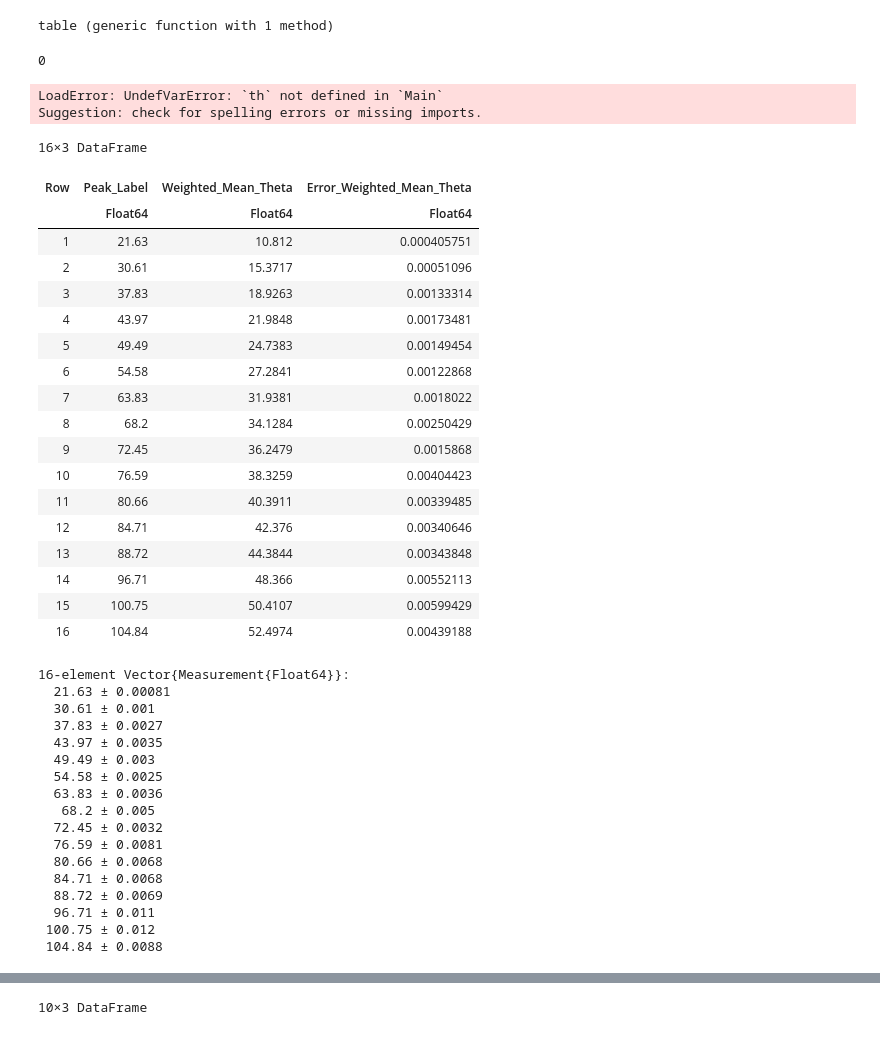
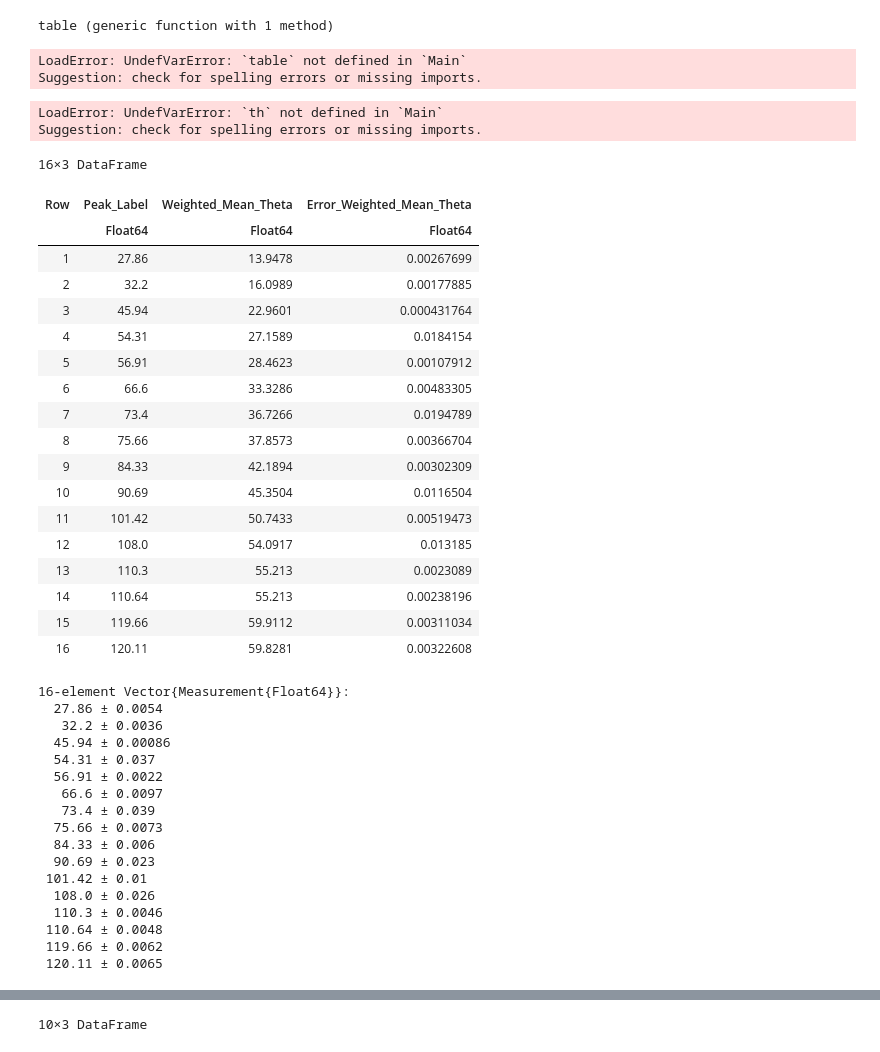
Before and after one commit to fdustert/Praktikum-B, a Jupyter notebook: Festkörperphysik/Röntgennografische_Methoden/Tabellen.ipynb, the cells around one changed output, grey strips where cells are left out. Drawn from its saved outputs; the diff is of its cells as text; code cells hidden in the pictures.

Commit message:
neueDaten für Probe 1 und Versucht L-Code auszufü

```diff
--- a/Festkörperphysik/Röntgennografische_Methoden/Tabellen.ipynb
+++ b/Festkörperphysik/Röntgennografische_Methoden/Tabellen.ipynb
@@ -253,11 +309,12 @@ end
 table (generic function with 1 method)
 # %%
 t=table(measurement.([0, 30, 60, 90, 120, 150, 180, 210, 240, 270, 300, 330, 360],0.1))
-#(th = t[:,2])
+(th = t[:,2])
 #(root = t[:,8])
 delth = 0
 # %% [output]
-0
+LoadError: UndefVarError: `table` not defined in `Main`
+Suggestion: check for spelling errors or missing imports.
 # %%
 function nice_ticks_and_labels(x; n_ticks=20, n_labels=21, sigdigit=8)
     order = Float64(floor(Int, log10(maximum(x))))
@@ -343,48 +400,49 @@ Suggestion: check for spelling errors or missing imports.
 # %%
 using CSV
 # %%
-messung = (DataFrame(load("C:/Users/va/Uni/Praktikum/Praktikum_B/Festkörperphysik/Röntgennografische_Methoden/Fittergebnisse_CSV/Probe_2_Gewichteter_Mittelwert.csv")))
+#habe raw hinzugefügt zum ignorieren der \
+messung = (DataFrame(load(raw"C:\Users\fynnd\OneDrive\Documents\Uni\Praktikum\Praktikum_B\Festkörperphysik\Röntgennografische_Methoden\Gespeicherte Fits\Probe_1_Gewichteter_Mittelwert_neu.csv")))
 # %% [output]
 16×3 DataFrame
 | Row | Peak_Label | Weighted_Mean_Theta | Error_Weighted_Mean_Theta |
 |  | Float64 | Float64 | Float64 |
-| 1 | 21.63 | 10.812 | 0.000405751 |
-| 2 | 30.61 | 15.3717 | 0.00051096 |
-| 3 | 37.83 | 18.9263 | 0.00133314 |
-| 4 | 43.97 | 21.9848 | 0.00173481 |
-| 5 | 49.49 | 24.7383 | 0.00149454 |
-| 6 | 54.58 | 27.2841 | 0.00122868 |
-| 7 | 63.83 | 31.9381 | 0.0018022 |
-| 8 | 68.2 | 34.1284 | 0.00250429 |
-| 9 | 72.45 | 36.2479 | 0.0015868 |
-| 10 | 76.59 | 38.3259 | 0.00404423 |
-| 11 | 80.66 | 40.3911 | 0.00339485 |
-| 12 | 84.71 | 42.376 | 0.00340646 |
-| 13 | 88.72 | 44.3844 | 0.00343848 |
-| 14 | 96.71 | 48.366 | 0.00552113 |
-| 15 | 100.75 | 50.4107 | 0.00599429 |
-| 16 | 104.84 | 52.4974 | 0.00439188 |
+| 1 | 27.86 | 13.9478 | 0.00267699 |
+| 2 | 32.2 | 16.0989 | 0.00177885 |
+| 3 | 45.94 | 22.9601 | 0.000431764 |
+| 4 | 54.31 | 27.1589 | 0.0184154 |
+| 5 | 56.91 | 28.4623 | 0.00107912 |
+| 6 | 66.6 | 33.3286 | 0.00483305 |
+| 7 | 73.4 | 36.7266 | 0.0194789 |
+| 8 | 75.66 | 37.8573 | 0.00366704 |
+| 9 | 84.33 | 42.1894 | 0.00302309 |
+| 10 | 90.69 | 45.3504 | 0.0116504 |
+| 11 | 101.42 | 50.7433 | 0.00519473 |
+| 12 | 108.0 | 54.0917 | 0.013185 |
+| 13 | 110.3 | 55.213 | 0.0023089 |
+| 14 | 110.64 | 55.213 | 0.00238196 |
+| 15 | 119.66 | 59.9112 | 0.00311034 |
+| 16 | 120.11 | 59.8281 | 0.00322608 |
 # %%
 
 Probe_1 = measurement.(messung[:,1], messung[:,3].*2)
 # %% [output]
 16-element Vector{Measurement{Float64}}:
-  21.63 ± 0.00081
-  30.61 ± 0.001
-  37.83 ± 0.0027
-  43.97 ± 0.0035
-  49.49 ± 0.003
-  54.58 ± 0.0025
-  63.83 ± 0.0036
-   68.2 ± 0.005
-  72.45 ± 0.0032
-  76.59 ± 0.0081
-  80.66 ± 0.0068
-  84.71 ± 0.0068
-  88.72 ± 0.0069
-  96.71 ± 0.011
- 100.75 ± 0.012
- 104.84 ± 0.0088
+  27.86 ± 0.0054
+   32.2 ± 0.0036
+  45.94 ± 0.00086
+  54.31 ± 0.037
+  56.91 ± 0.0022
+   66.6 ± 0.0097
+   73.4 ± 0.039
+  75.66 ± 0.0073
+  84.33 ± 0.006
+  90.69 ± 0.023
+ 101.42 ± 0.01
+  108.0 ± 0.026
+  110.3 ± 0.0046
+ 110.64 ± 0.0048
+ 119.66 ± 0.0062
+ 120.11 ± 0.0065
 # %%
 werte= table(Probe_1)
 th1 = werte[:,2]
```
Also changed, not shown: parts of 5 cells of this notebook, 8 other files.
